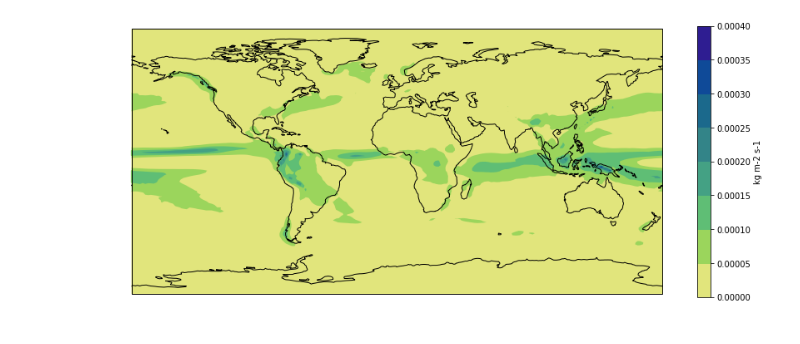
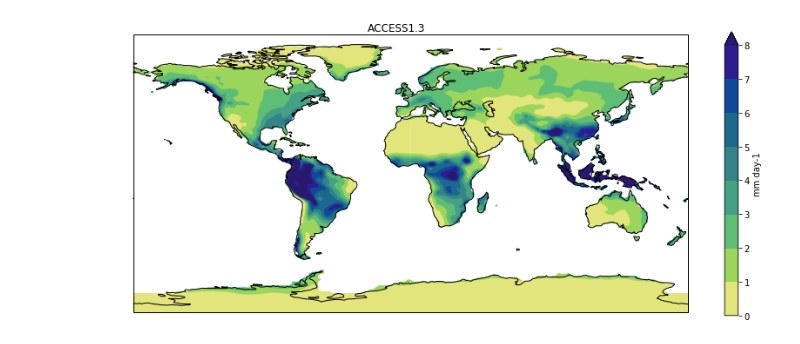
Before and after one commit to DamienIrving/teaching, a Jupyter notebook: amos-icshmo/precip_analysis.ipynb, the cells around one changed output. Saved outputs shown, nothing was run; the diff lists cells and outputs as text; code cells hidden in the pictures.

```diff
--- a/amos-icshmo/precip_analysis.ipynb
+++ b/amos-icshmo/precip_analysis.ipynb
@@ -7,7 +13,8 @@ import cmocean
 # %%
 %matplotlib inline
 # %%
-access_file = 'pr_Amon_ACCESS1-3_historical_r1i1p1_198601-200512.nc'
-csiro_file = 'pr_Amon_CSIRO-Mk3-6-0_historical_r1i1p1_198601-200512.nc'
+access_pr_file = 'pr_Amon_ACCESS1-3_historical_r1i1p1_198601-200512.nc'
+csiro_pr_file = 'pr_Amon_CSIRO-Mk3-6-0_historical_r1i1p1_198601-200512.nc'
+
+access_sftlf_file = 'sftlf_fx_ACCESS1-3_historical_r0i0p0.nc'
+csiro_sftlf_file = 'sftlf_fx_CSIRO-Mk3-6-0_historical_r0i0p0.nc'
-# %%
-access_cube = iris.load_cube(access_file, 'precipitation_flux')
@@ -36,10 +20,0 @@ access_clim = access_cube.collapsed('time', iris.analysis.MEAN)
-# %%
-fig = plt.figure(figsize=[15,6])
-iplt.contourf(access_clim, cmap=cmocean.cm.haline_r)
-plt.gca().coastlines()
-#plt.gca().gridlines()
-cbar = plt.colorbar()
-cbar.set_label(str(access_clim.units))
-plt.show()
-# %% [output]
-[figure, removed]
@@ -55,5 +20,0 @@ def convert_pr_units(cube):
-# %%
-def read_data(fname, variable):
-    """Read an input data file"""
-
-    cube = iris.load_cube(fname, variable)
@@ -59,0 +81,11 @@ def read_data(fname, variable):
+# %%
+access_pr_cube = read_data(access_pr_file, 'precipitation_flux', month=None)
+access_pr_clim = access_pr_cube.collapsed('time', iris.analysis.MEAN)
+access_pr_clim = convert_pr_units(access_pr_clim)
+
+access_sftlf_cube = iris.load_cube(access_sftlf_file, 'land_area_fraction')
+access_pr_clim = mask_ocean(access_pr_clim, access_sftlf_cube)
+
+plot_data(access_pr_clim)
+# %% [output]
+[figure, added]
```
Also changed, not shown: parts of 5 cells of this notebook.
